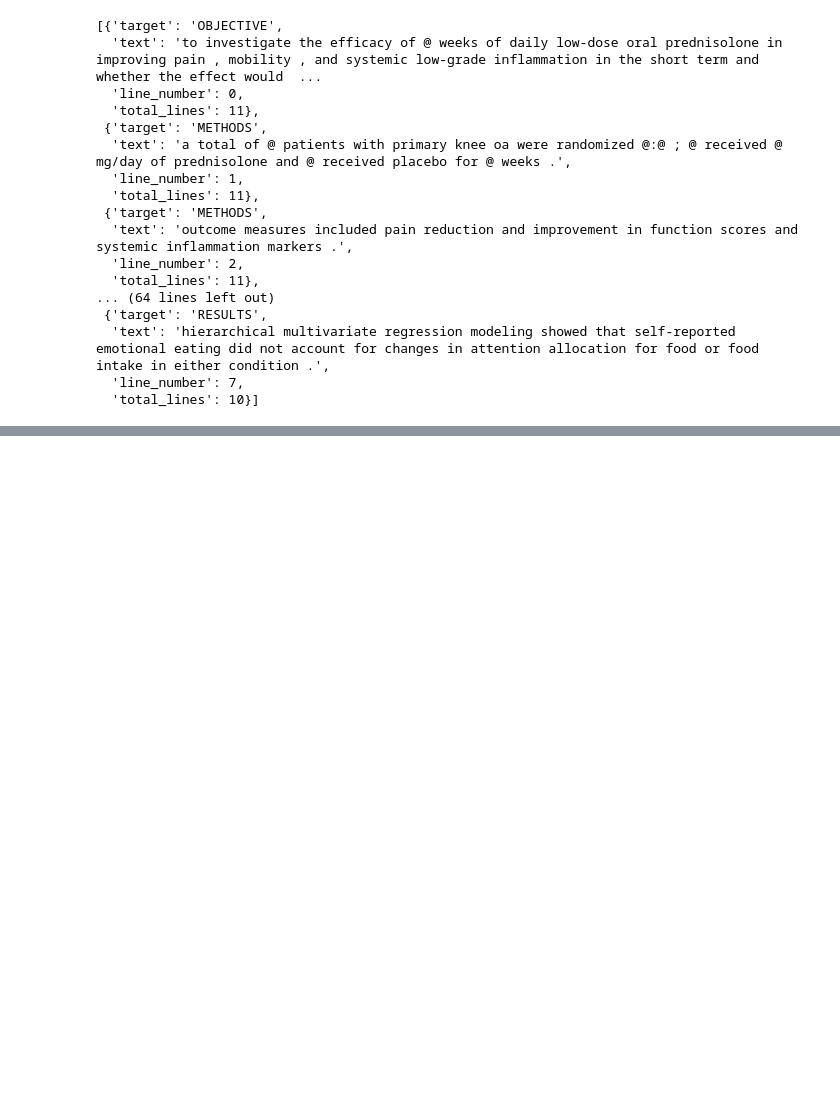
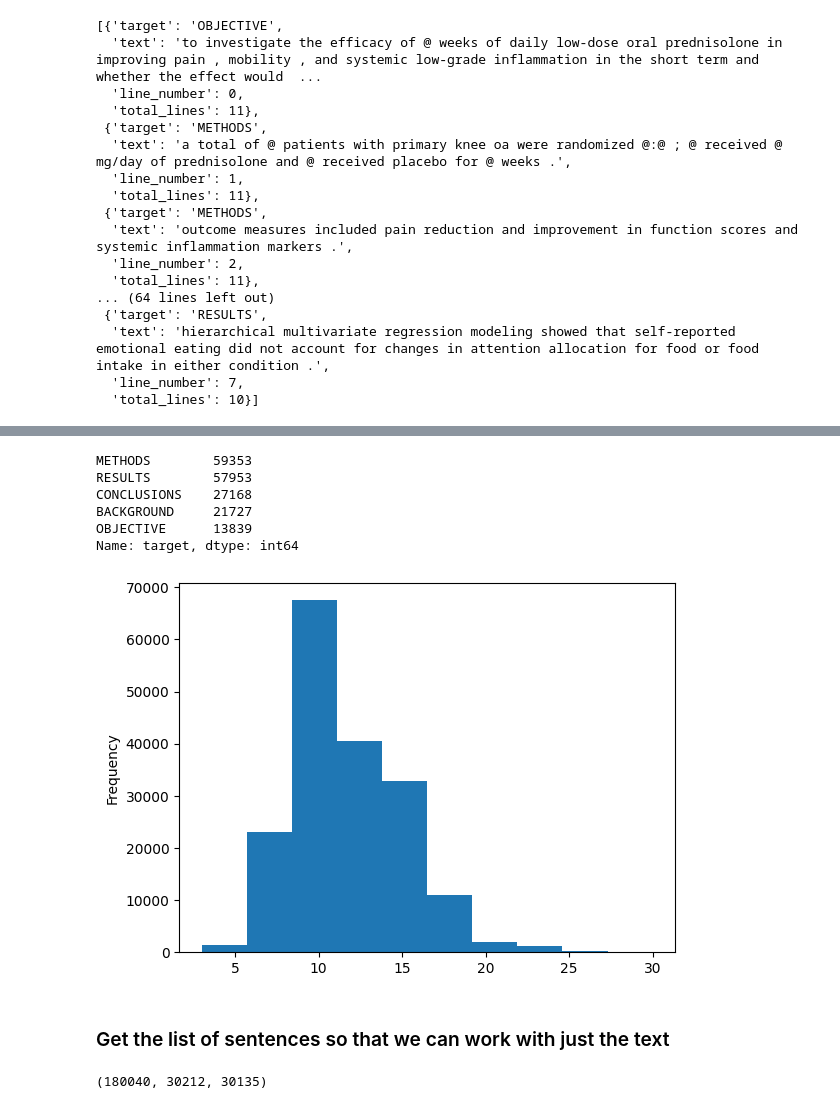
Before and after one commit to lakshitgosain/Tensorflow-ZTM, a Jupyter notebook: Milestone_Project_2_Skimlit.ipynb, the cells around one changed output, grey strips where cells are left out. Saved outputs shown, nothing was run; the diff lists cells and outputs as text; code cells hidden in the pictures; blank space fills up the shorter version.

```diff
--- a/Milestone_Project_2_Skimlit.ipynb
+++ b/Milestone_Project_2_Skimlit.ipynb
@@ -192,0 +195,5 @@ train_samples[:20]
+# %%
+import pandas as pd
+train_df=pd.DataFrame(train_samples)
+val_df=pd.DataFrame(val_samples)
+test_df=pd.DataFrame(test_samples)
@@ -192,0 +216,25 @@ train_samples[:20]
+# %%
+#What is the spread of labels
+train_df.target.value_counts()
+# %% [output]
+METHODS        59353
+RESULTS        57953
+CONCLUSIONS    27168
+BACKGROUND     21727
+OBJECTIVE      13839
+Name: target, dtype: int64
+# %%
+#Let's check the length of different lines
+train_df.total_lines.plot.hist();
+# %% [output]
+[figure, added]
+# %% [markdown]
+### Get the list of sentences so that we can work with just the text
+# %%
+#Convert abstract text lines into list
+train_sentences=train_df['text'].tolist()
+val_sentences=val_df['text'].tolist()
+test_sentences=test_df['text'].tolist()
+len(train_sentences), len(val_sentences), len(test_sentences)
+# %% [output]
+(180040, 30212, 30135)
```
Also changed, not shown: parts of 3 cells of this notebook.
